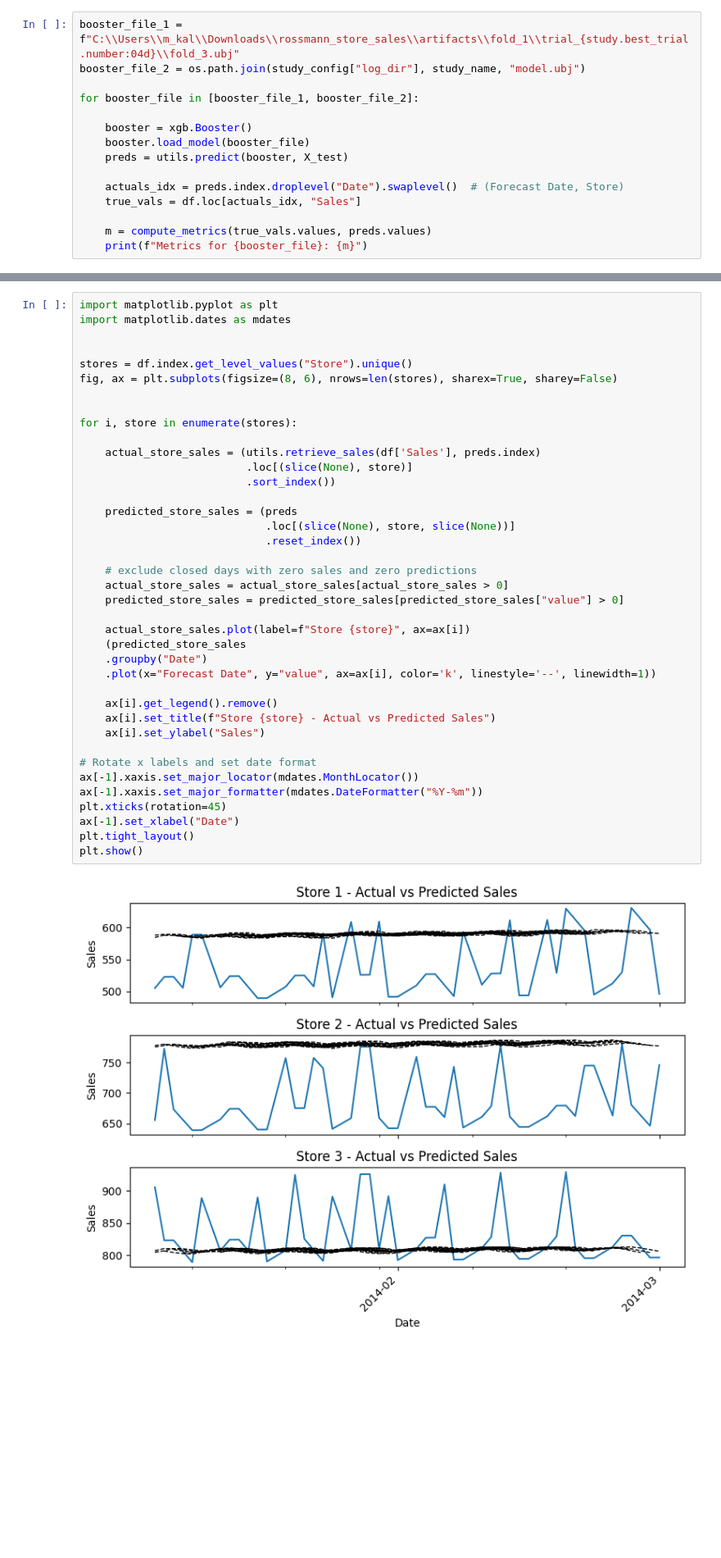
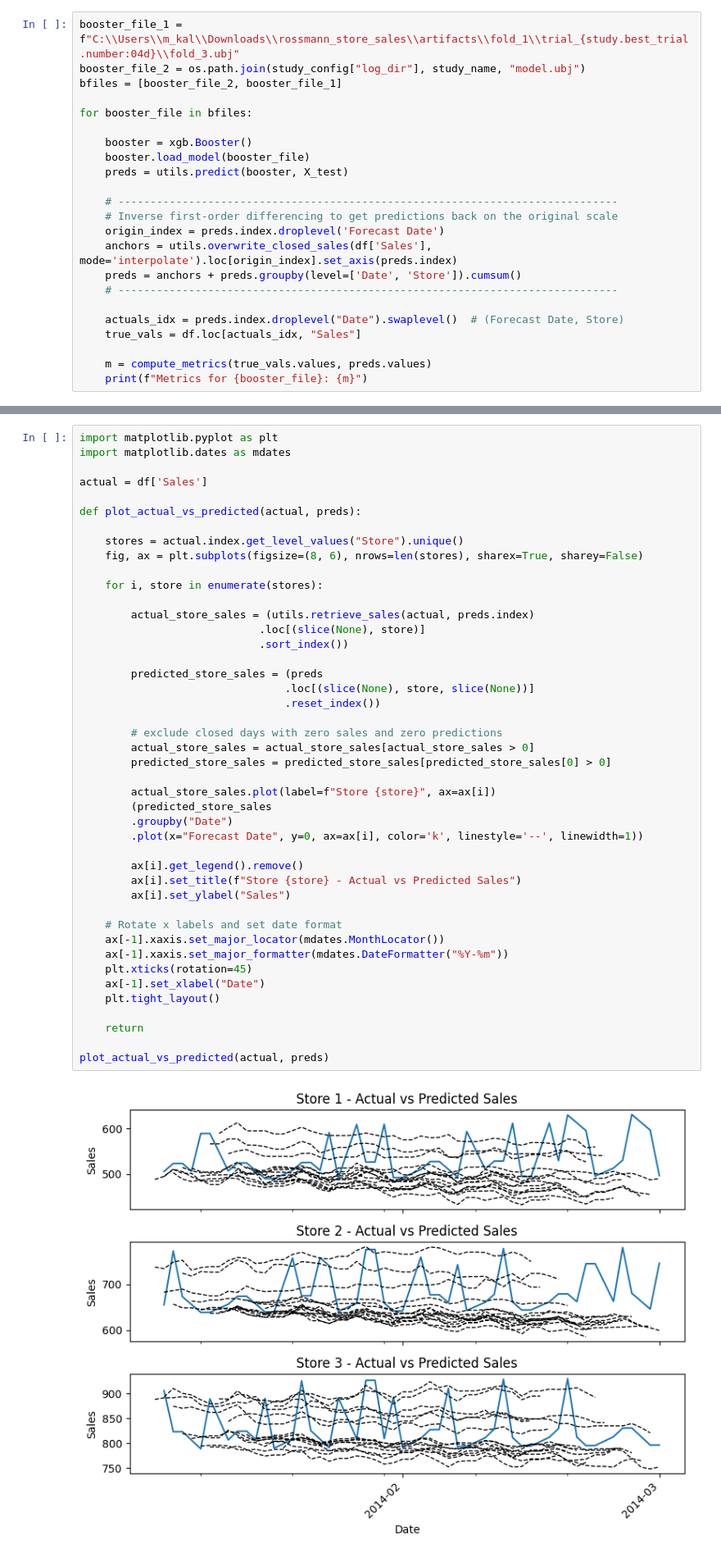
Before and after one commit to Miltos-90/Rossmann_Store_Sales_Forecasting, a Jupyter notebook: test_pipeline.ipynb, the cells around one changed output, grey strips where cells are left out. Shown at 82% size. Cells and saved outputs as stored; diff of their text form; blank space fills up the shorter version.

```diff
--- a/test_pipeline.ipynb
+++ b/test_pipeline.ipynb
@@ -205,12 +195,20 @@ for fold, (train_ix, test_ix) in enumerate(cv.split(X, y), start=1):
 # %%
 booster_file_1 = f"C:\\Users\\m_kal\\Downloads\\rossmann_store_sales\\artifacts\\fold_1\\trial_{study.best_trial.number:04d}\\fold_3.ubj"
 booster_file_2 = os.path.join(study_config["log_dir"], study_name, "model.ubj")
+bfiles = [booster_file_2, booster_file_1]
 
-for booster_file in [booster_file_1, booster_file_2]:
+for booster_file in bfiles:
 
     booster = xgb.Booster()
     booster.load_model(booster_file)
     preds = utils.predict(booster, X_test)
+
+    # ------------------------------------------------------------------------------
+    # Inverse first-order differencing to get predictions back on the original scale
+    origin_index = preds.index.droplevel('Forecast Date')
+    anchors = utils.overwrite_closed_sales(df['Sales'], mode='interpolate').loc[origin_index].set_axis(preds.index)
+    preds = anchors + preds.groupby(level=['Date', 'Store']).cumsum()
+    # ------------------------------------------------------------------------------
 
     actuals_idx = preds.index.droplevel("Date").swaplevel()  # (Forecast Date, Store)
     true_vals = df.loc[actuals_idx, "Sales"]
@@ -223,41 +221,46 @@ Metrics for ./artifacts\fold_1\model.ubj: {'MAE': 54.401, 'RMSE': 73.272, 'MAPE'
 # %%
 import matplotlib.pyplot as plt
 import matplotlib.dates as mdates
 
+actual = df['Sales']
 
-stores = df.index.get_level_values("Store").unique()
-fig, ax = plt.subplots(figsize=(8, 6), nrows=len(stores), sharex=True, sharey=False)
+def plot_actual_vs_predicted(actual, preds):
 
+    stores = actual.index.get_level_values("Store").unique()
+    fig, ax = plt.subplots(figsize=(8, 6), nrows=len(stores), sharex=True, sharey=False)
 
-for i, store in enumerate(stores):
+    for i, store in enumerate(stores):
 
-    actual_store_sales = (utils.retrieve_sales(df['Sales'], preds.index)
-                          .loc[(slice(None), store)]
-                          .sort_index())
+        actual_store_sales = (utils.retrieve_sales(actual, preds.index)
+                            .loc[(slice(None), store)]
+                            .sort_index())
 
-    predicted_store_sales = (preds
-                             .loc[(slice(None), store, slice(None))]
-                             .reset_index())
+        predicted_store_sales = (preds
+                                .loc[(slice(None), store, slice(None))]
+                                .reset_index())
 
-    # exclude closed days with zero sales and zero predictions
-    actual_store_sales = actual_store_sales[actual_store_sales > 0]
-    predicted_store_sales = predicted_store_sales[predicted_store_sales["value"] > 0]
+        # exclude closed days with zero sales and zero predictions
+        actual_store_sales = actual_store_sales[actual_store_sales > 0]
+        predicted_store_sales = predicted_store_sales[predicted_store_sales[0] > 0]
 
-    actual_store_sales.plot(label=f"Store {store}", ax=ax[i])
-    (predicted_store_sales
-    .groupby("Date")
-    .plot(x="Forecast Date", y="value", ax=ax[i], color='k', linestyle='--', linewidth=1))
+        actual_store_sales.plot(label=f"Store {store}", ax=ax[i])
+        (predicted_store_sales
+        .groupby("Date")
+        .plot(x="Forecast Date", y=0, ax=ax[i], color='k', linestyle='--', linewidth=1))
 
-    ax[i].get_legend().remove()
-    ax[i].set_title(f"Store {store} - Actual vs Predicted Sales")
-    ax[i].set_ylabel("Sales")
+        ax[i].get_legend().remove()
+        ax[i].set_title(f"Store {store} - Actual vs Predicted Sales")
+        ax[i].set_ylabel("Sales")
 
-# Rotate x labels and set date format
-ax[-1].xaxis.set_major_locator(mdates.MonthLocator())
-ax[-1].xaxis.set_major_formatter(mdates.DateFormatter("%Y-%m"))
-plt.xticks(rotation=45)
-ax[-1].set_xlabel("Date")
-plt.tight_layout()
-plt.show()
+    # Rotate x labels and set date format
+    ax[-1].xaxis.set_major_locator(mdates.MonthLocator())
+    ax[-1].xaxis.set_major_formatter(mdates.DateFormatter("%Y-%m"))
+    plt.xticks(rotation=45)
+    ax[-1].set_xlabel("Date")
+    plt.tight_layout()
+
+    return
+
+plot_actual_vs_predicted(actual, preds)
 # %% [output]
-[figure, old version]
+[figure, new version]
```
Also changed, not shown: parts of 2 cells of this notebook, 2 other files.
